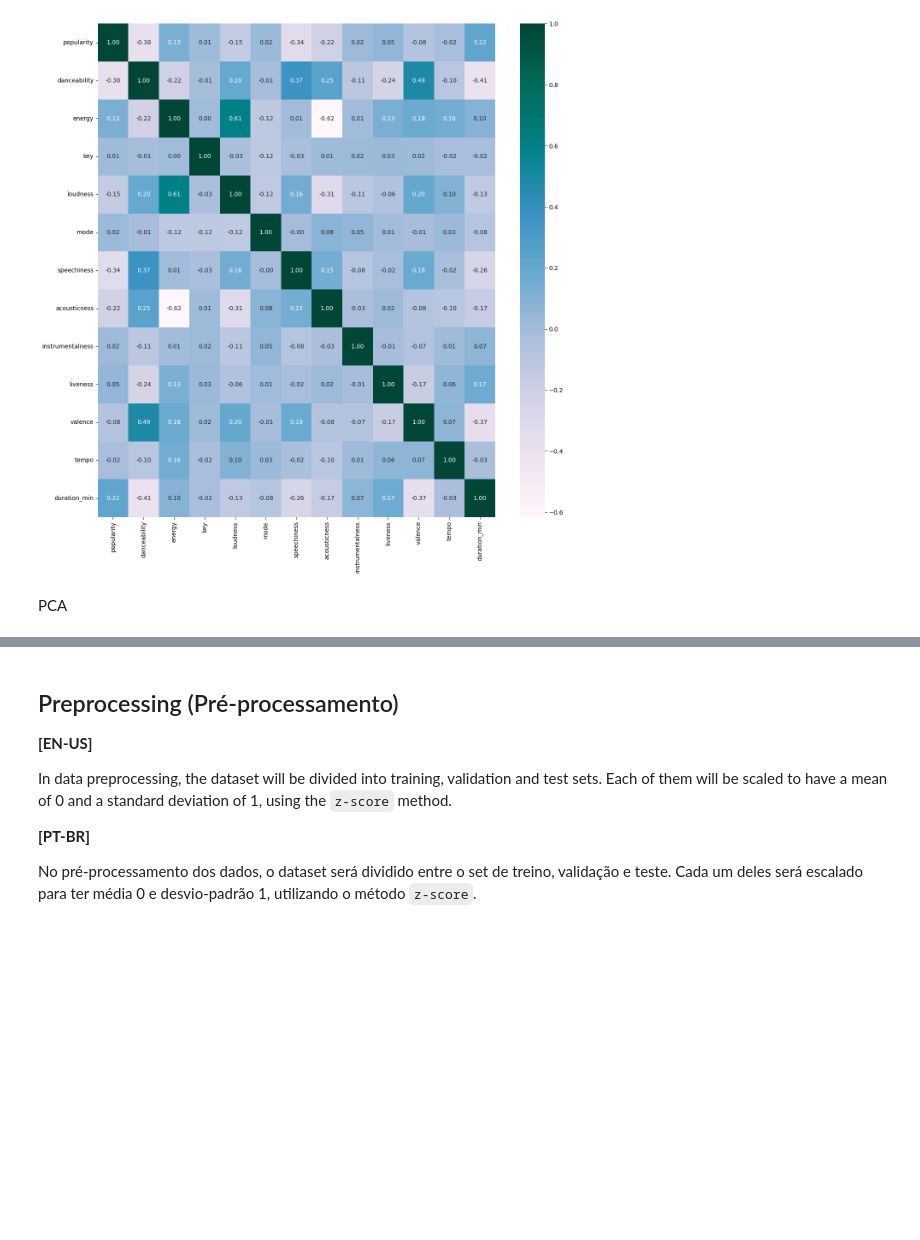
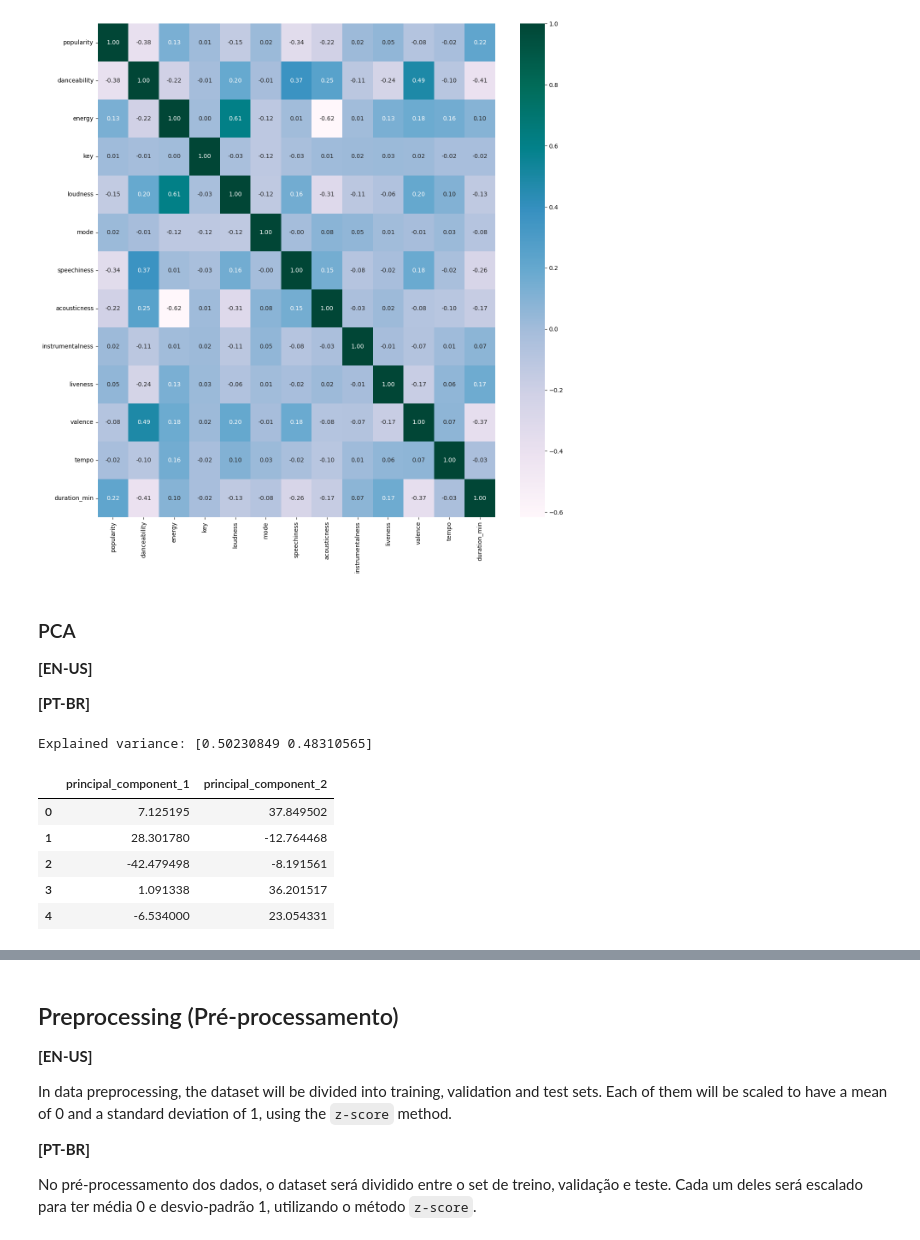
Before and after one commit to guidasneves/spotify_recsys, a Jupyter notebook: end_to_end_system.ipynb, the cells around one changed output, grey strips where cells are left out. Drawn from its saved outputs; the diff is of its cells as text; code cells hidden in the pictures; blank space fills up the shorter version.

```diff
--- a/end_to_end_system.ipynb
+++ b/end_to_end_system.ipynb
@@ -1282,4 +1284,28 @@ plt.show()
 # %% [output]
 [figure]
 # %% [markdown]
-PCA
+<a name="5.1"></a>
+### PCA
+**[EN-US]**
+
+
+
+**[PT-BR]**
+# %%
+pca = PCA(n_components=2)
+X_num_trans = pca.fit_transform(X_num)
+df_pca = pd.DataFrame(
+    X_num_trans,
+    columns=['principal_component_1', 'principal_component_2']
+)
+print(f'Explained variance: {pca.explained_variance_ratio_}')
+
+df_pca.head()
+# %% [output]
+Explained variance: [0.50230849 0.48310565]
+|  | principal_component_1 | principal_component_2 |
+| 0 | 7.125195 | 37.849502 |
+| 1 | 28.301780 | -12.764468 |
+| 2 | -42.479498 | -8.191561 |
+| 3 | 1.091338 | 36.201517 |
+| 4 | -6.534000 | 23.054331 |
```
Also changed, not shown: parts of 5 cells of this notebook.
